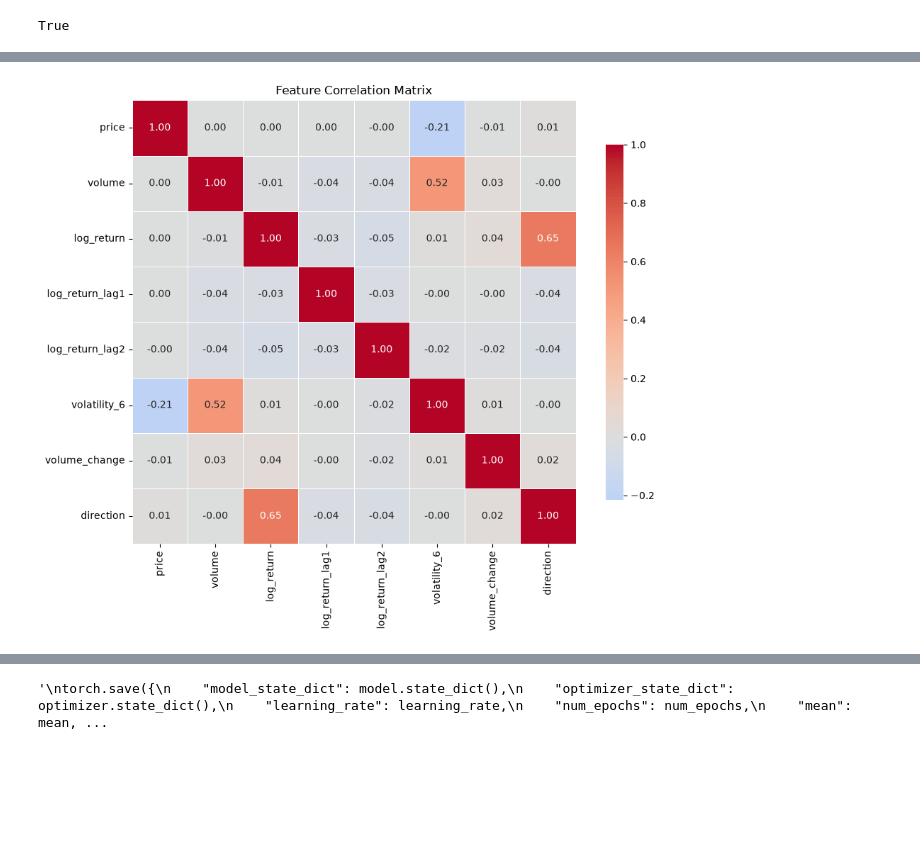
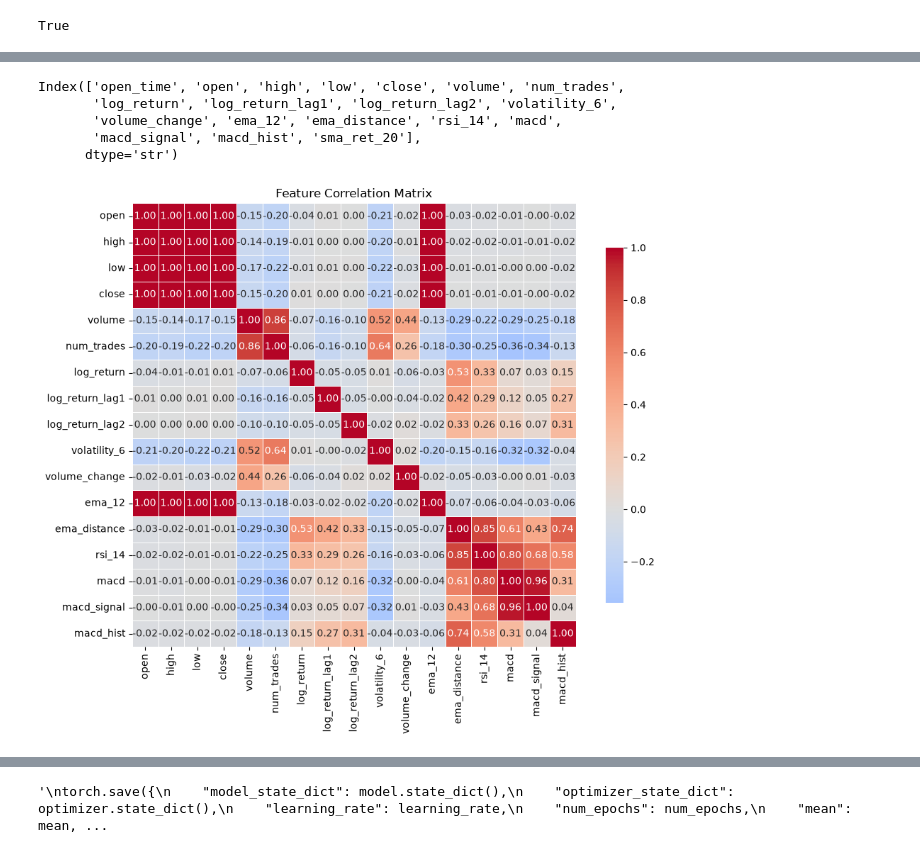
Before and after one commit to SANIC6/Bitcoin-Predictor, a Jupyter notebook: model 3.ipynb, the cells around one changed output, grey strips where cells are left out. Drawn from its saved outputs; the diff is of its cells as text; code cells hidden in the pictures; blank space fills up the shorter version.

```diff
--- a/model 3.ipynb
+++ b/model 3.ipynb
@@ -16,16 +96,55 @@ True
+# %%
+import numpy as np
+
+df["log_return"] = np.log(df["close"] / df["close"].shift(1))
+
+df["log_return_lag1"] = df["log_return"].shift(1)
+df["log_return_lag2"] = df["log_return"].shift(2)
+
+df["volatility_6"] = df["log_return"].rolling(6).std()
+
+df["volume_change"] = df["volume"].pct_change()
+df["ema_12"] = df["close"].ewm(span=12, adjust=False).mean()
+df["ema_distance"] = df["close"] - df["ema_12"]
+
+period = 14
+
+delta = df["close"].diff()          # price change per bar
+gain = delta.clip(lower=0)          # only up moves
+loss = -delta.clip(upper=0)         # only down moves (as positive numbers)
+
+avg_gain = gain.ewm(alpha=1/period, adjust=False).mean()
+avg_loss = loss.ewm(alpha=1/period, adjust=False).mean()
+
+rs = avg_gain / avg_loss
+df["rsi_14"] = 100 - (100 / (1 + rs))
+ema_26 = df["close"].ewm(span=26, adjust=False).mean()
+
+df["macd"] = df["ema_12"] - ema_26                 # the MACD line: fast EMA minus slow EMA
+df["macd_signal"] = df["macd"].ewm(span=9, adjust=False).mean()  # smoothed MACD
+df["macd_hist"] = df["macd"] - df["macd_signal"]
+df["sma_ret_20"] = df["log_return"].rolling(20).mean()  # histogram: gap between them
+df = df.dropna().reset_index(drop=True)
+df.columns
+# %% [output]
+Index(['open_time', 'open', 'high', 'low', 'close', 'volume', 'num_trades',
+       'log_return', 'log_return_lag1', 'log_return_lag2', 'volatility_6',
+       'volume_change', 'ema_12', 'ema_distance', 'rsi_14', 'macd',
+       'macd_signal', 'macd_hist', 'sma_ret_20'],
+      dtype='str')
 # %%
 import seaborn as sns
 import matplotlib.pyplot as plt
 
 # Compute correlation matrix (only numeric columns, drop timestamp)
-corr = df_combined.drop(columns=['timestamp']).corr()
+corr = df.drop(columns=['open_time']).corr()
 
 plt.figure(figsize=(10, 8))
 sns.heatmap(corr, annot=True, fmt=".2f", cmap="coolwarm", center=0,
             square=True, linewidths=0.5, cbar_kws={"shrink": 0.8})
 plt.title("Feature Correlation Matrix")
 plt.tight_layout()
 plt.show()
 # %% [output]
-[figure, old version]
+[figure, new version]
 # %%
```
Also changed, not shown: parts of 12 cells of this notebook, 6 other files.
